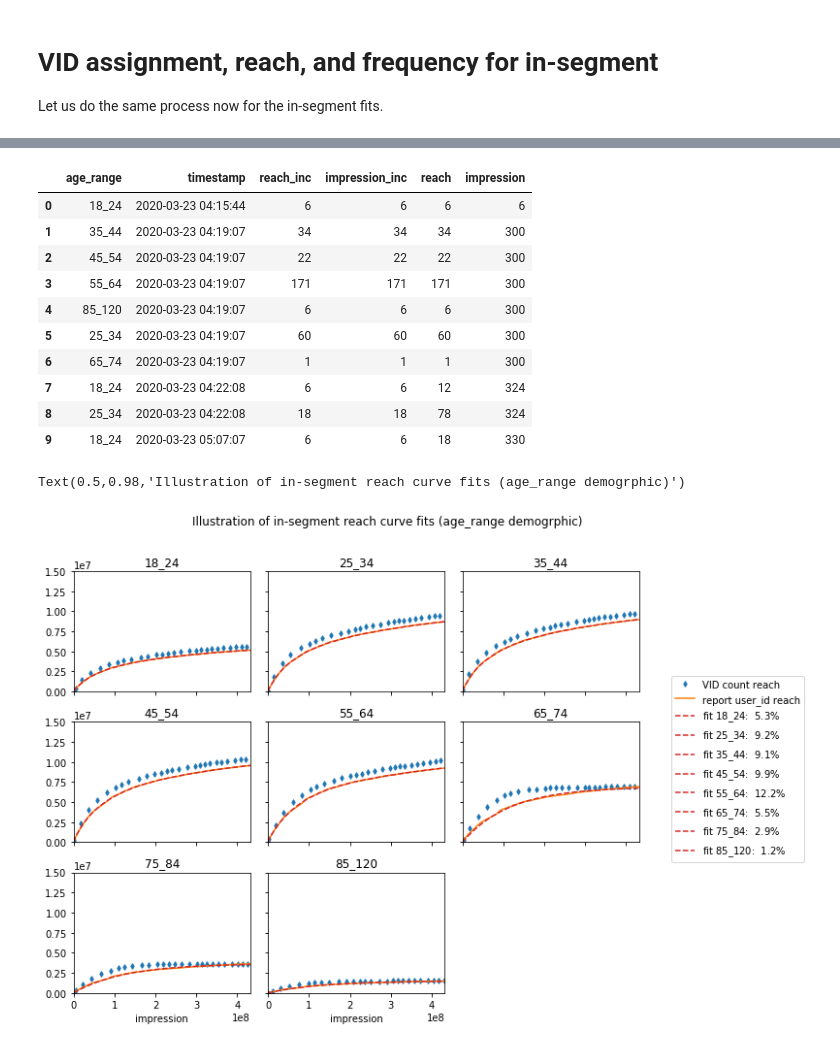
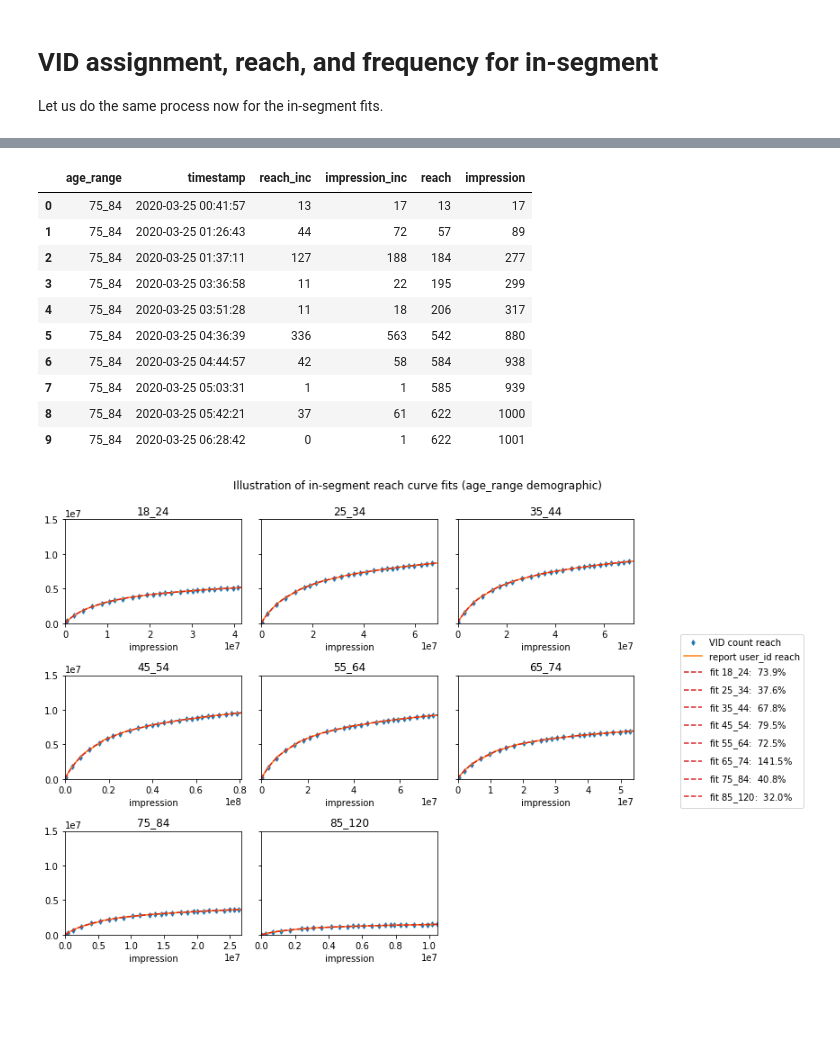
Before and after one commit to OpenMeasurement/virtual_ID_research, a Jupyter notebook: VID_uniform_reach.ipynb, the cells around one changed output, grey strips where cells are left out. Drawn from its saved outputs; the diff is of its cells as text; code cells hidden in the pictures; blank space fills up the shorter version.

```diff
--- a/VID_uniform_reach.ipynb
+++ b/VID_uniform_reach.ipynb
@@ -117,7 +117,7 @@ The first step in the VID assignement procedure is to generate the buckets/range
 The function `generate_vid_assignment_table` creates a table with the probability ranges for each VID bucket in the two columns "prob_<=" and "prob_>" as well as the VID range in the columns "start_VID" and "total_VID".
 # %%
 vid_assignment_table = spark.createDataFrame(
-    generate_vid_assignment_table(df_dirac_mixtures, demo_cols=demo_cols,
+    generate_vid_assignment_table(mixture_of_deltas, demo_cols=demo_cols,
                                   population_size=population_size, normalize=False)
 )
 
@@ -315,7 +314,7 @@ vid_assignment_table.show()
 # Comparison of mixture-of-deltas distributions
 The in-segment reach curve fitting result in perfect learning of the reach curves. While the uniform reach assumption did not. Let us compare them in the space of dirac deltas amplitudes vs the rates of generation.
 # %%
-fig, ax = dirac_mixtures_plot_3d_segment(df_dirac_mixtures, demo_cols=demo_cols)
-fig, ax = dirac_mixtures_plot_3d_segment(df_dirac_mixtures_segmented, demo_cols=demo_cols, ax=ax, color='C0')
+fig, ax = dirac_mixtures_plot_3d_segment(mixture_of_deltas, demo_cols=demo_cols)
+fig, ax = dirac_mixtures_plot_3d_segment(mixture_of_deltas_in_segment, demo_cols=demo_cols, ax=ax, color='C0')
 fig.savefig("dirac_deltas_penetration-vs-insegment.pdf")
 # %% [output]
@@ -325,7 +324,8 @@ fig.savefig("dirac_deltas_penetration-vs-insegment.pdf")
 Let us do the same process now for the in-segment fits.
 # %%
 vid_assignment_table = spark.createDataFrame(
-    generate_vid_assignment_table(df_dirac_mixtures_segmented, demo_cols=demo_cols, population_size=population_size)
+    generate_vid_assignment_table(mixture_of_deltas_in_segment,
+                                  demo_cols=demo_cols, population_size=population_size)
 )
 
 vid_assignment_table.show()
@@ -344,66 +344,68 @@ vid_assignment_table.show()
 # %%
-df_vid_impressions_r1 = assign_vids(df_impressions_exploded_r1, vid_assignment_table,
-                                    population_size=population_size, demo_cols=demo_cols, mode="uid_time")
+vid_impressions = assign_vids(impressions_exploded, vid_assignment_table,
+                              population_size=population_size, demo_cols=demo_cols, mode="uid_time")
 
-df_vid_reach_demo_r1 = generate_reach_table(df_vid_impressions_r1, id_col="vid",
-                                            demo_cols=demo_cols, mode="count")
+vid_reach_demo = generate_reach_table(vid_impressions, id_col="vid",
+                                      demo_cols=demo_cols, mode="count")
 
-df_vid_reach_demo_r1.show()
+vid_reach_demo.show()
 # %% [output]
 |  | age_range | timestamp | reach_inc | impression_inc | reach | impression |
-| 0 | 18_24 | 2020-03-23 04:15:44 | 6 | 6 | 6 | 6 |
-| 1 | 35_44 | 2020-03-23 04:19:07 | 34 | 34 | 34 | 300 |
-| 2 | 45_54 | 2020-03-23 04:19:07 | 22 | 22 | 22 | 300 |
-| 3 | 55_64 | 2020-03-23 04:19:07 | 171 | 171 | 171 | 300 |
-| 4 | 85_120 | 2020-03-23 04:19:07 | 6 | 6 | 6 | 300 |
-| 5 | 25_34 | 2020-03-23 04:19:07 | 60 | 60 | 60 | 300 |
-| 6 | 65_74 | 2020-03-23 04:19:07 | 1 | 1 | 1 | 300 |
-| 7 | 18_24 | 2020-03-23 04:22:08 | 6 | 6 | 12 | 324 |
-| 8 | 25_34 | 2020-03-23 04:22:08 | 18 | 18 | 78 | 324 |
-| 9 | 18_24 | 2020-03-23 05:07:07 | 6 | 6 | 18 | 330 |
+| 0 | 75_84 | 2020-03-25 00:41:57 | 13 | 17 | 13 | 17 |
+| 1 | 75_84 | 2020-03-25 01:26:43 | 44 | 72 | 57 | 89 |
+| 2 | 75_84 | 2020-03-25 01:37:11 | 127 | 188 | 184 | 277 |
+| 3 | 75_84 | 2020-03-25 03:36:58 | 11 | 22 | 195 | 299 |
+| 4 | 75_84 | 2020-03-25 03:51:28 | 11 | 18 | 206 | 317 |
+| 5 | 75_84 | 2020-03-25 04:36:39 | 336 | 563 | 542 | 880 |
+| 6 | 75_84 | 2020-03-25 04:44:57 | 42 | 58 | 584 | 938 |
+| 7 | 75_84 | 2020-03-25 05:03:31 | 1 | 1 | 585 | 939 |
+| 8 | 75_84 | 2020-03-25 05:42:21 | 37 | 61 | 622 | 1000 |
+| 9 | 75_84 | 2020-03-25 06:28:42 | 0 | 1 | 622 | 1001 |
 # %%
-fig, axs = plt.subplots(3, 3, figsize=(12,8), sharex=True, sharey=True)
-plt.subplots_adjust(right=0.8, wspace=0.1, hspace=0.25)
+fig, axs = plt.subplots(3, 3, figsize=(12,8), sharey=True)
 axs = [ax for row in axs for ax in row]
 handles, labels = [], []
 
 jump = 100
-for i, (label, df) in enumerate(df_vid_reach_demo_r1.toPandas().groupby(demo_cols)):
+for i, (label, df) in enumerate(vid_reach_demo.toPandas().groupby(demo_cols)):
     df.iloc[::jump, :].plot(x="impression", y="reach",
                             ax=axs[i], label=f"VID count reach", style="d", ms=4)
 
 n = 2
-fits = df_dirac_mixtures_segmented.sort_values(by=demo_cols)[["alphas", "rates"]]
+fits = mixture_of_deltas_in_segment.sort_values(by=demo_cols)[["population", "alphas", "rates"]]
 #print(fits)
-for i, (label, df) in enumerate(df_reach_demo_r1.toPandas().groupby(demo_cols)):
-    alphas = fits["alphas"].loc[i]
-    rates = fits["rates"].loc[i]
+for i, (label, df) in enumerate(reach_demo.toPandas().groupby(demo_cols)):
+    population = fits["population"].loc[i]
+    alphas     = fits["alphas"].loc[i]
+    rates      = fits["rates"].loc[i]
     df.plot(x="impression", y="reach", ax=axs[i], label=f"report user_id reach")
 
 
     axs[i].set_title(f"{label}")
     axs[i].set_ylim(0, 1.5e7)
 
     data = df[["impression", "reach"]].to_numpy()
     data = np.vstack([[0, 0], data])
 
-    axs[i].plot(data[:, 0], delta_mixture_reach(data[:, 0]/population_size, *alphas, *rates)*population_size,
+    axs[i].plot(data[:, 0], delta_mixture_reach(data[:, 0]/population, *alphas, *rates)*population,
                 'C3--', label = f"fit {label}:  ${100*np.around(np.sum(alphas), 3):.1f}\%$")
     hs, ls = axs[i].get_legend_handles_labels()
     handles.append(hs[-1])
     labels.append(ls[-1])
     axs[i].legend().remove()
 
 for i in range(8,9):
     axs[i].axis('off')
 
 handles = hs[:2] + handles
 labels  = ls[:2] + labels
 fig.legend(handles, labels, loc="center right")
-fig.suptitle("Illustration of in-segment reach curve fits (age_range demogrphic)")
-#fig.savefig("uniform_reach_comparison_age_range.pdf")
+fig.suptitle("Illustration of in-segment reach curve fits (age_range demographic)")
+fig.tight_layout(rect=[0, 0.03, 0.8, 0.95])
+
+#fig.savefig("in_segment_reach_comparison_age_range.pdf")
+#fig.savefig("in_segment_reach_comparison_age_range.png")
 # %% [output]
-Text(0.5,0.98,'Illustration of in-segment reach curve fits (age_range demogrphic)')
-[figure, old version]
+[figure, new version]
 # %%
 fig, axs = plt.subplots(3, 3, figsize=(12,8), sharex=True, sharey=True)
```
Also changed, not shown: parts of 20 cells of this notebook, 1 other file.
